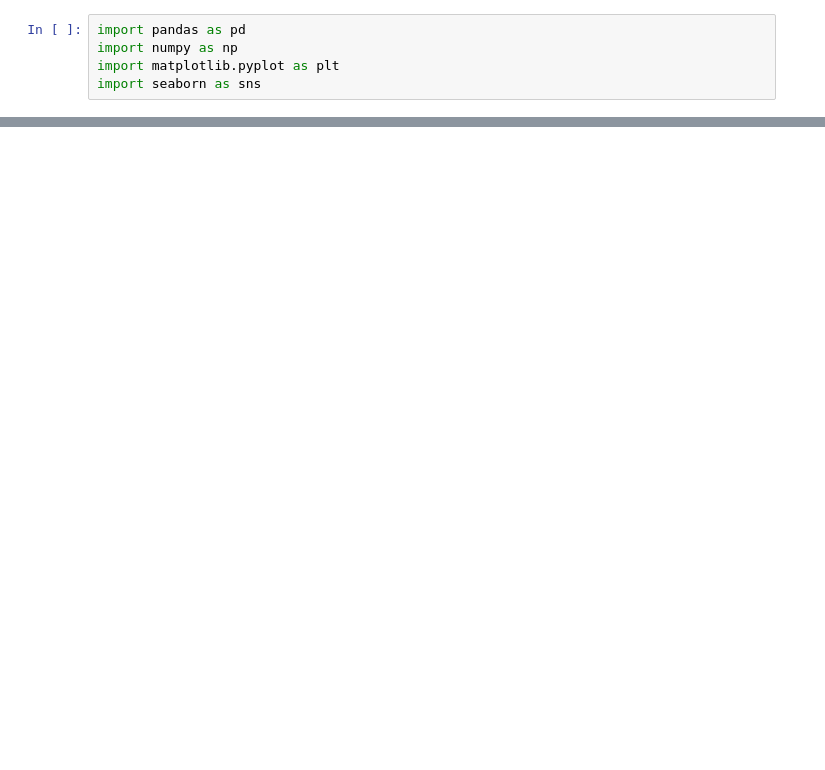
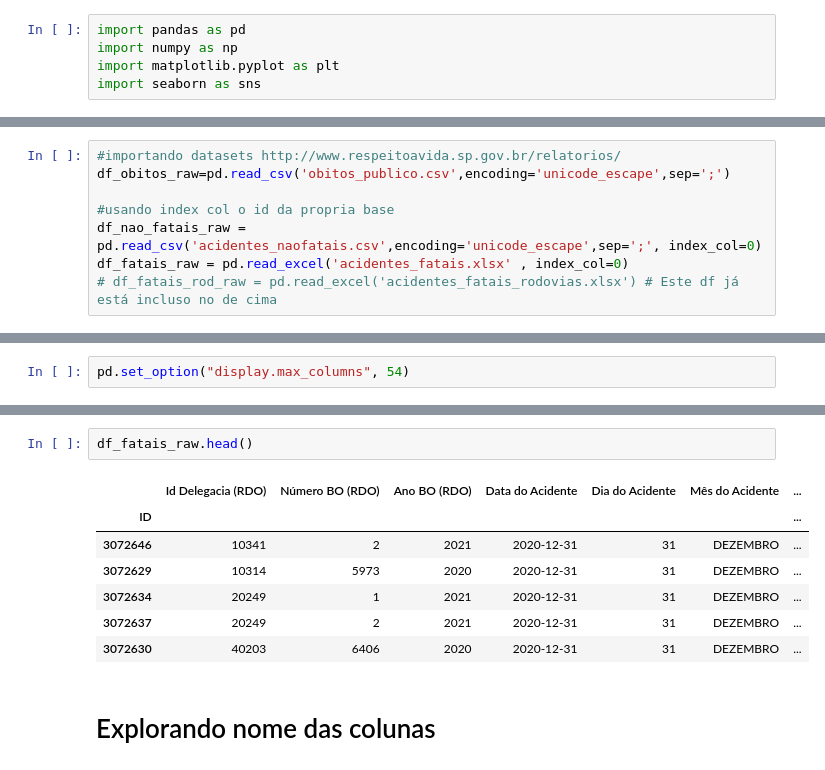
Before and after one commit to renatolotto/Projeto-TERA-Data-Science---Acidentes-Motocicletas, a Jupyter notebook: ETL2_Acidentes.ipynb, the cells around one changed output, grey strips where cells are left out. Drawn from its saved outputs; the diff is of its cells as text; blank space fills up the shorter version.

```diff
--- a/ETL2_Acidentes.ipynb
+++ b/ETL2_Acidentes.ipynb
@@ -190,0 +6,8 @@ df_acidentes_moto_sp.to_csv('df_acidentes_moto_sp.csv')
+# %%
+#importando datasets http://www.respeitoavida.sp.gov.br/relatorios/
+df_obitos_raw=pd.read_csv('obitos_publico.csv',encoding='unicode_escape',sep=';')
+
+#usando index col o id da propria base
+df_nao_fatais_raw = pd.read_csv('acidentes_naofatais.csv',encoding='unicode_escape',sep=';', index_col=0)
+df_fatais_raw = pd.read_excel('acidentes_fatais.xlsx' , index_col=0)
+# df_fatais_rod_raw = pd.read_excel('acidentes_fatais_rodovias.xlsx') # Este df já está incluso no de cima
@@ -190,0 +16,2 @@ df_acidentes_moto_sp.to_csv('df_acidentes_moto_sp.csv')
+# %%
+pd.set_option("display.max_columns", 54)
@@ -190,0 +39,12 @@ df_acidentes_moto_sp.to_csv('df_acidentes_moto_sp.csv')
+# %%
+df_fatais_raw.head()
+# %% [output]
+|  | Id Delegacia (RDO) | Número BO (RDO) | Ano BO (RDO) | Data do Acidente | Dia do Acidente | Mês do Acidente | ... |
+| ID |  |  |  |  |  |  | ... |
+| 3072646 | 10341 | 2 | 2021 | 2020-12-31 | 31 | DEZEMBRO | ... |
+| 3072629 | 10314 | 5973 | 2020 | 2020-12-31 | 31 | DEZEMBRO | ... |
+| 3072634 | 20249 | 1 | 2021 | 2020-12-31 | 31 | DEZEMBRO | ... |
+| 3072637 | 20249 | 2 | 2021 | 2020-12-31 | 31 | DEZEMBRO | ... |
+| 3072630 | 40203 | 6406 | 2020 | 2020-12-31 | 31 | DEZEMBRO | ... |
+# %% [markdown]
+# Explorando nome das colunas
```
Also changed, not shown: parts of 87 cells of this notebook, 3 other files.
